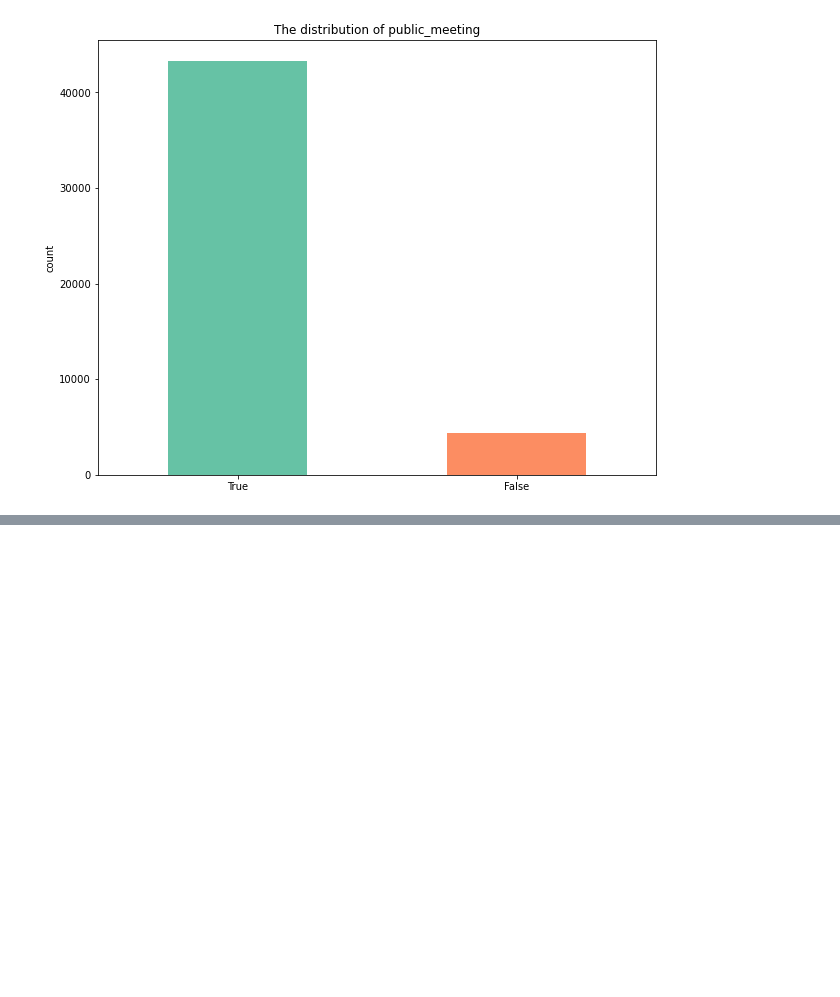
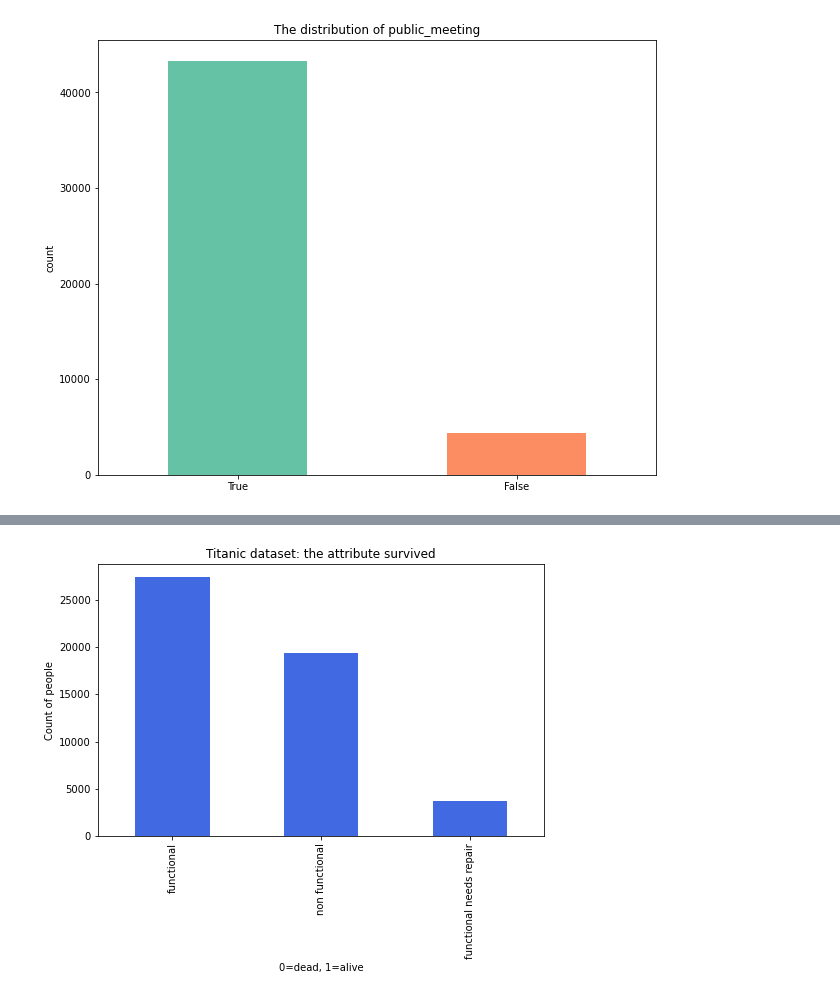
Before and after one commit to finitearth/DataExploration, a Jupyter notebook: luisa.ipynb, the cells around one changed output, grey strips where cells are left out. Saved outputs shown, nothing was run; the diff lists cells and outputs as text; code cells hidden in the pictures; blank space fills up the shorter version.

```diff
--- a/luisa.ipynb
+++ b/luisa.ipynb
@@ -204,0 +275,5 @@ fig.show()
+# %%
+fig = plt.figure(figsize=(8,5))
+train_data.status_group.value_counts().plot(kind="bar", color="royalblue", title="Titanic dataset: the attribute survived", xlabel="0=dead, 1=alive", ylabel="Count of people");
+# %% [output]
+[figure, added]
```
Also changed, not shown: parts of 75 cells of this notebook.
